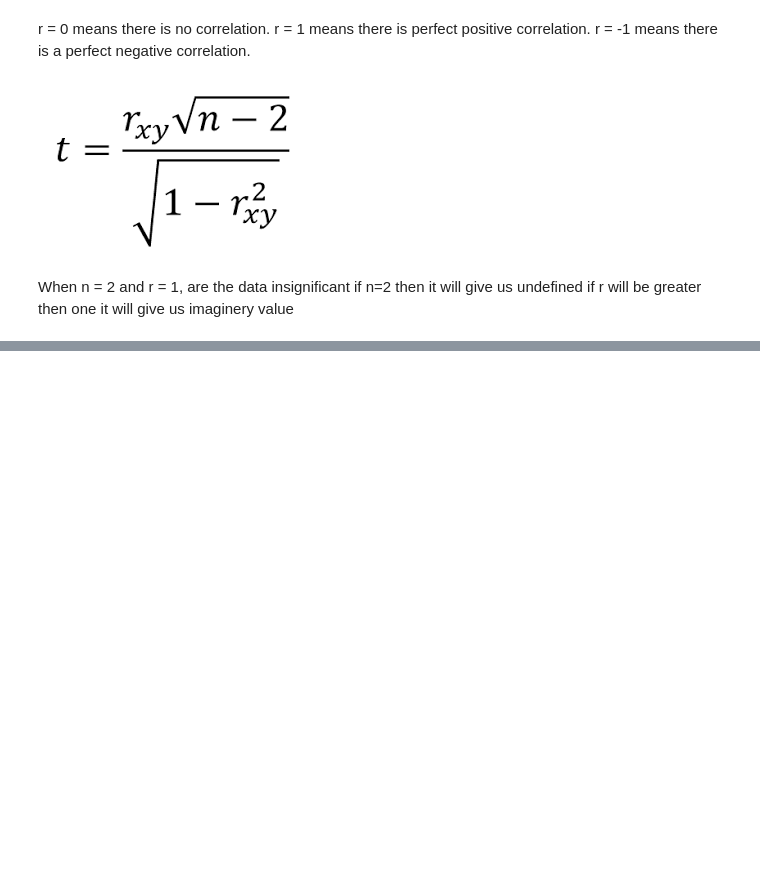
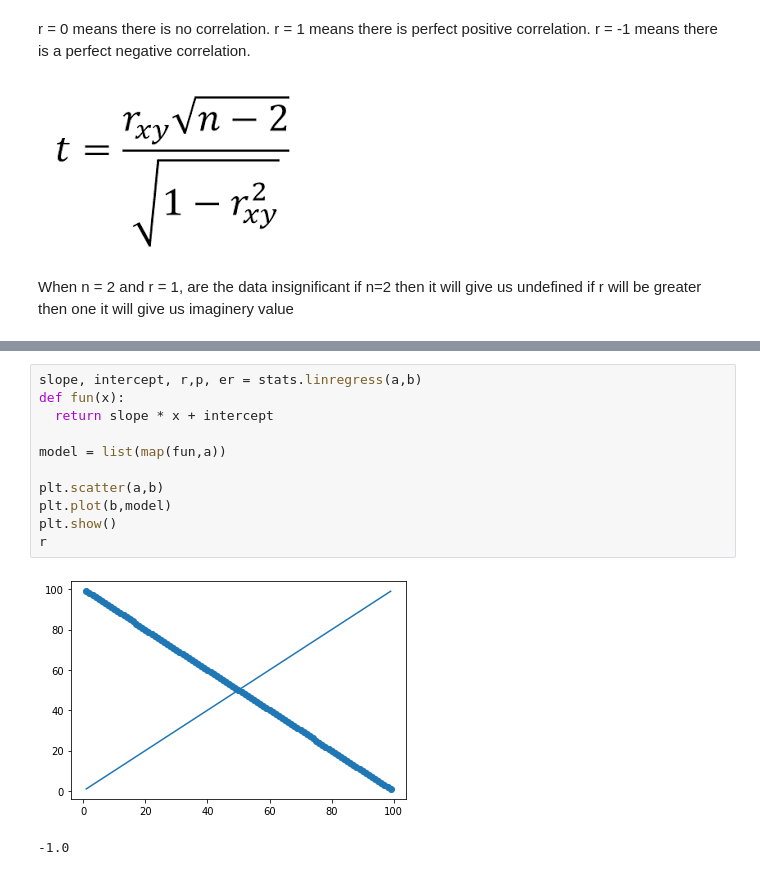
Before and after one commit to atulkrs/atulkrs, a Jupyter notebook: Assignment.ipynb, the cells around one changed output, grey strips where cells are left out. Cells and saved outputs as stored; diff of their text form; blank space fills up the shorter version.

```diff
--- a/Assignment.ipynb
+++ b/Assignment.ipynb
@@ -68,0 +88,14 @@ When n = 2 and r = 1, are the data insignificant if n=2 then it will give us und
+# %%
+slope, intercept, r,p, er = stats.linregress(a,b)
+def fun(x):
+  return slope * x + intercept
+
+model = list(map(fun,a))
+
+plt.scatter(a,b)
+plt.plot(b,model)
+plt.show()
+r
+# %% [output]
+[figure, added]
+-1.0
```
Also changed, not shown: parts of 4 cells of this notebook.
